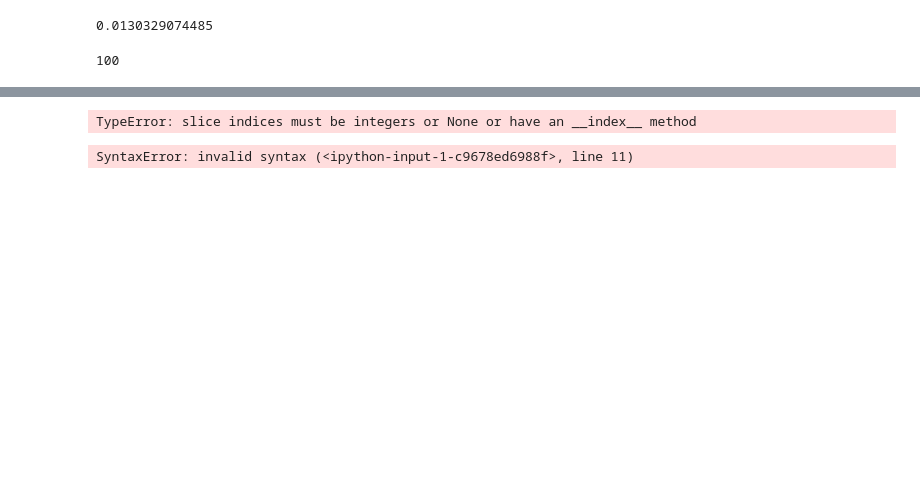
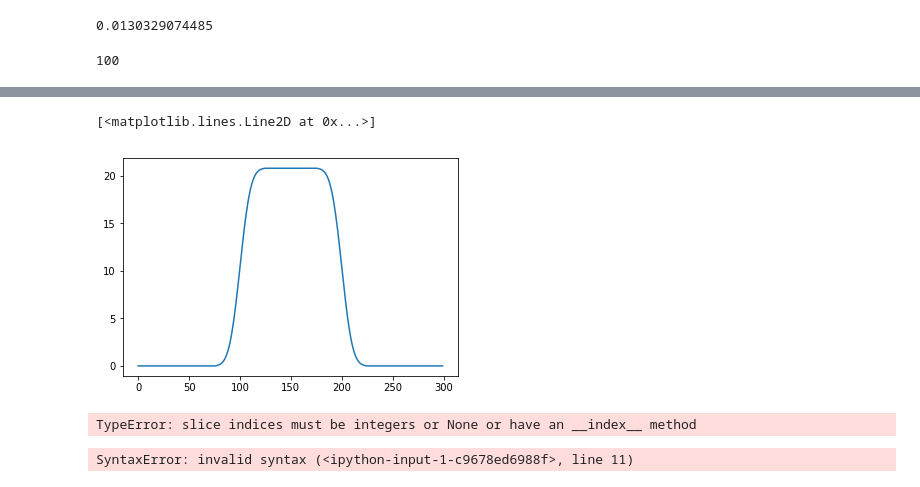
Before and after one commit to zhangy6x/research_stuff, a Jupyter notebook: jupyter_notebooks/convolve_deconvolve.ipynb, the cells around one changed output, grey strips where cells are left out. Cells and saved outputs as stored; diff of their text form; code cells hidden in the pictures; blank space fills up the shorter version.

```diff
--- a/jupyter_notebooks/convolve_deconvolve.ipynb
+++ b/jupyter_notebooks/convolve_deconvolve.ipynb
@@ -17,3 +31,9 @@ list(signal).count(1)
+# %%
+filtered = np.convolve(signal, gauss, mode='same')
+plt.plot(filtered)
+# %% [output]
+[<matplotlib.lines.Line2D at 0x...>]
+[figure, added]
 # %%
 # calculate the convolution (np.convolve and scipy.signal.convolve identical)
 # the keywordargument mode="same" ensures that the convolution spans the same
```
Also changed, not shown: parts of 3 cells of this notebook, 8 other files.
